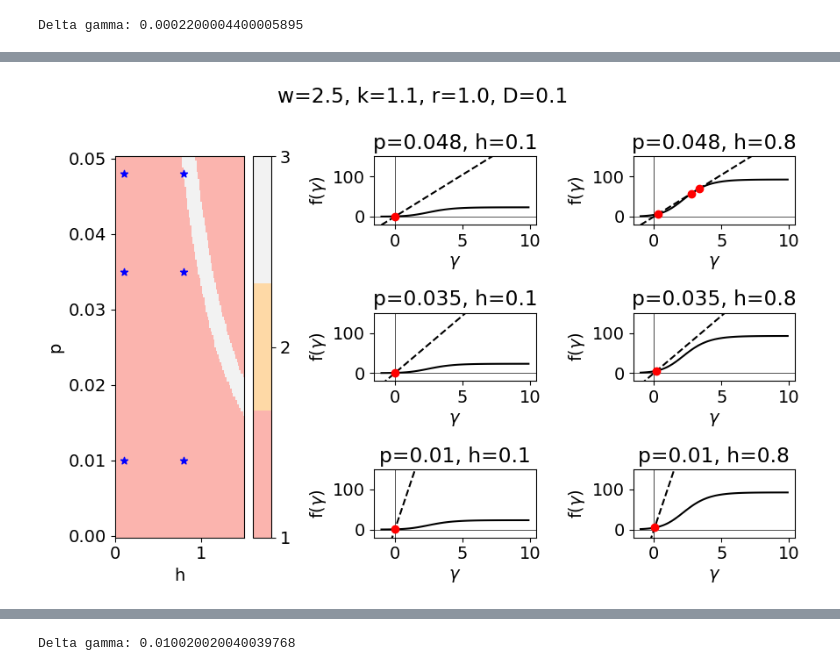
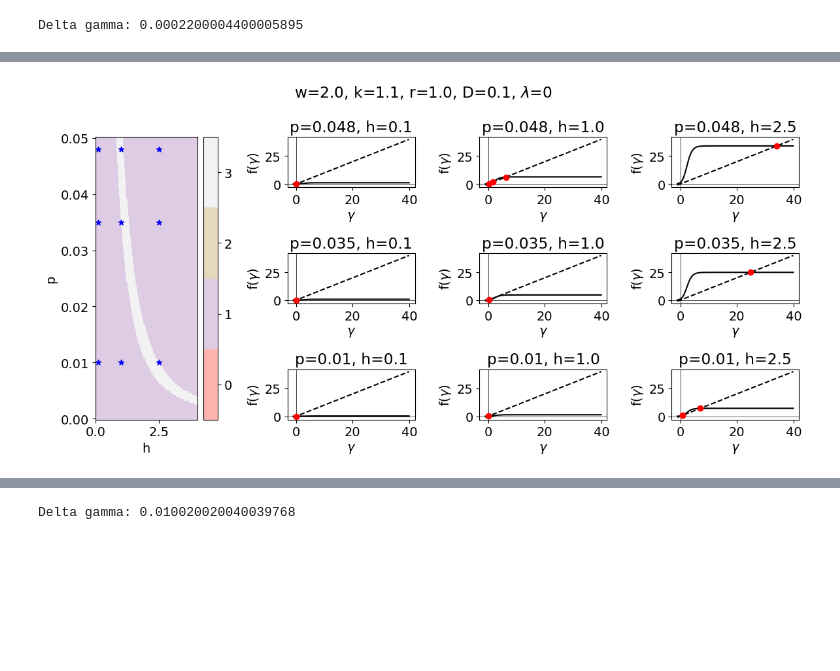
Before and after one commit to gbarzon/Information_plasticity, a Jupyter notebook: Linear.ipynb, the cells around one changed output, grey strips where cells are left out. Cells and saved outputs as stored; diff of their text form; code cells hidden in the pictures; blank space fills up the shorter version.

Commit message:
Some clever updates on roots finding

```diff
--- a/Linear.ipynb
+++ b/Linear.ipynb
@@ -47,11 +50,14 @@ p_stat = p_stat / p_stat.sum()
 
 gs = np.zeros(M) + 1
 
-ws = np.arange(0.01, 6, 0.01)
-ks = np.arange(0.01, 1.5, 0.01)
+ws = np.arange(0.01, 6+0.01, 0.01)
+ks = np.arange(0.01, 2+0.01, 0.01)
 
 mutual_ub = np.zeros((ws.size, ks.size))
 mutual_ub[:] = np.nan
+
+mutual_lb = np.zeros((ws.size, ks.size))
+mutual_lb[:] = np.nan
 
 for idx_w, w in enumerate(ws):
     for idx_k, k in enumerate(ks):
@@ -62,5 +68,11 @@ for idx_w, w in enumerate(ws):
             mutual_ub[idx_w,idx_k] = theo_ub(w, k, r, D, p_stat, gs, hs)
         except:
             print('w:', w, ', k:', k)
+
+        ### Compute lower bound
+        try:
+            mutual_lb[idx_w,idx_k] = theo_lb(w, k, r, D, p_stat, gs, hs)
+        except:
+            print('w:', w, ', k:', k)
 # %% [output]
 w: 1.25 , k: 0.2
@@ -219,14 +738,14 @@ True
 # %%
 ### Grid search over h, p
 k = 1.1
-w = 2.5#0.2
+w = 2.#2.5 #0.2
 r = 1.
 D = .1
 lmbd = 0
 
 # Define params
-h_min, h_max, n_h = 0, 1.5, 100
-p_min, p_max, n_p = 0, 0.05, 100
+h_min, h_max, n_h = 0, 4, 150
+p_min, p_max, n_p = 0, 0.05, 150
 gamma_min = -1e1
 gamma_max = 1e2
 n_gamma = int(5e5)
@@ -313,25 +832,23 @@ plt.show()
 # %%
-fig = plt.figure(figsize=(9,6))
+fig = plt.figure(figsize=(12,6))
 
-gs = fig.add_gridspec(3, 3,  width_ratios=(1, 1, 1), height_ratios=(1, 1, 1))
+gs = fig.add_gridspec(3, 4,  width_ratios=(1, 1, 1, 1), height_ratios=(1, 1, 1))
                       #wspace=0.05, hspace=0.05)
 
 ### Parameter space - stable solutions plot
 ax_params = fig.add_subplot(gs[:, 0])
-plt.pcolormesh(h_values, p_values, n_sol.reshape(-1, h_values.size), cmap=plt.get_cmap('Pastel1', int(n_sol.max())))
+plt.pcolormesh(h_values, p_values, n_sol.reshape(-1, h_values.size), cmap=plt.get_cmap('Pastel1', MAX_SOL+1), vmin=-0.5, vmax=MAX_SOL+.5)
 cbar = plt.colorbar()
-cbar.ax.locator_params(nbins=int(n_sol.max()))
+cbar.ax.locator_params(nbins=MAX_SOL+1)
 #cbar.ax.set_label = 'N solutions'
 plt.xlabel('h')
 plt.ylabel('p')
 
 ### Parameter space - stable solutions plot
-gamma_min, gamma_max = -1, 10
+gamma_min, gamma_max = -1, 40
 ymin, ymax = -20, 150
 
-h_low = 0.1
-h_high = 0.8
-hs = np.array([h_low, h_high])
+hs = np.array([0.1, 1, 2.5])
 ps = np.array([0.01, 0.035,  0.048])[::-1] #0.048
 
 xx = np.arange(gamma_min, gamma_max, 0.1)
@@ -339,16 +856,6 @@ xx = np.arange(gamma_min, gamma_max, 0.1)
 for idx_h, h in enumerate(hs):
     for idx_p, p in enumerate(ps):
         ax = fig.add_subplot(gs[idx_p, idx_h+1])
-        plt.plot(xx, gamma_self_consistency(xx, k, w, p, D, r, h, lmbd*h) / p, c='k')
-        plt.plot(xx, xx / p, c='k', ls='--')
-        ax.axhline(0, c='k', lw=0.5)
-        ax.axvline(0, c='k', lw=0.5)
-        ax.set_title(f'p={p}, h={h}')
-        ax.set_xlabel(r'$\gamma$')
-        ax.set_ylabel(r'f($\gamma$)')
-        ax.set_ylim(ymin, ymax)
-
-        ax_params.scatter(h, p, marker='*', c='blue')
 
         ### Find fixed points starting from IC
         # Compute self-consistency
@@ -365,12 +872,10 @@ for idx_h, h in enumerate(hs):
 
         for root in approx_roots:
             try:
-                fp_1 = fixed_point(gamma_self_consistency, root, args=(k, w, p, D, r, h, lmbd*h), maxiter=int(1e5))
+                #fp_1 = fixed_point(gamma_self_consistency, root, args=(k, w, p, D, r, h, lmbd*h), maxiter=int(1e5))
                 zeros_1 = root_scalar(gamma_zeros, args=(k, w, p, D, r, h, lmbd*h), x0=root)
 
-                ax.scatter(fp_1, gamma_self_consistency(fp_1, k, w, p, D, r, h, lmbd*h) / p, c='red', zorder=10)
-
-                tmp_fps.append(fp_1)
+                #tmp_fps.append(fp_1)
                 tmp_roots.append(zeros_1.root)
             except:
                 pass
@@ -379,12 +884,25 @@ for idx_h, h in enumerate(hs):
         tmp_roots = np.unique( np.floor(tmp_roots * tol) / tol )
         print(tmp_roots.size, tmp_roots)
 
-        tmp_fps = np.array(tmp_fps)
-        tmp_fps = np.unique( np.floor(tmp_fps * tol) / tol )
-        print(tmp_fps.size, tmp_fps)
+        ### Plot self-consistent function
+        plt.plot(xx, gamma_self_consistency(xx, k, w, p, D, r, h, lmbd*h), c='k')
+        plt.plot(xx, xx, c='k', ls='--')
 
-plt.suptitle(f'w={w}, k={k}, r={r}, D={D}')
+        ### Plot solutions
+        for fp_1 in tmp_roots:
+            ax.scatter(fp_1, gamma_self_consistency(fp_1, k, w, p, D, r, h, lmbd*h), c='red', zorder=10)
+
+        ax.axhline(0, c='k', lw=0.5)
+        ax.axvline(0, c='k', lw=0.5)
+        ax.set_title(f'p={p}, h={h}')
+        ax.set_xlabel(r'$\gamma$')
+        ax.set_ylabel(r'f($\gamma$)')
+        #ax.set_ylim(ymin, ymax)
+
+        ax_params.scatter(h, p, marker='*', c='blue')
+
+plt.suptitle(fr'w={w}, k={k}, r={r}, D={D}, $\lambda$={lmbd}')
 plt.tight_layout()
-plt.savefig(f'figures/gamma_sc_w={w}, k={k}, r={r}, D={D}_hmax_{h_max}.pdf', bbox_inches='tight')
+plt.savefig(fr'figures/gamma_sc_w_{w}_k_{k}_r_{r}_D_{D}_$\lambda$_{lmbd}_hmax_{h_max}.pdf', bbox_inches='tight')
 plt.show()
 # %% [output]
@@ -403,4 +918,4 @@ plt.show()
-[figure, old version]
+[figure, new version]
 # %%
 ### Grid search over h, p
 k = 1.1
```
Also changed, not shown: parts of 28 cells of this notebook.
